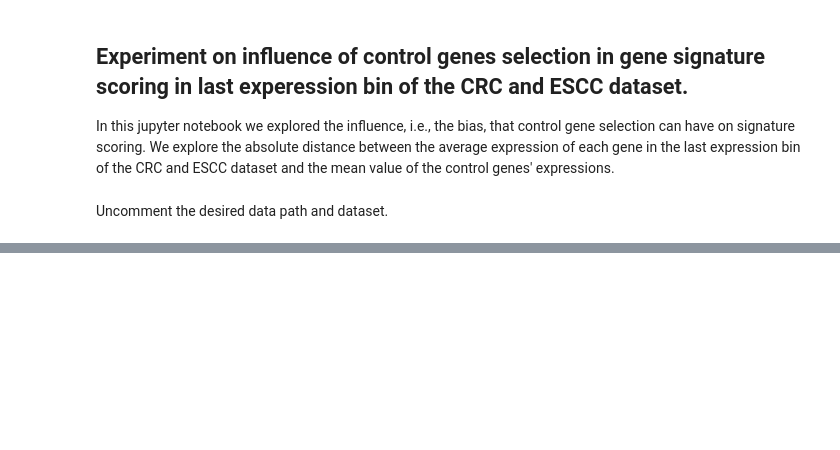
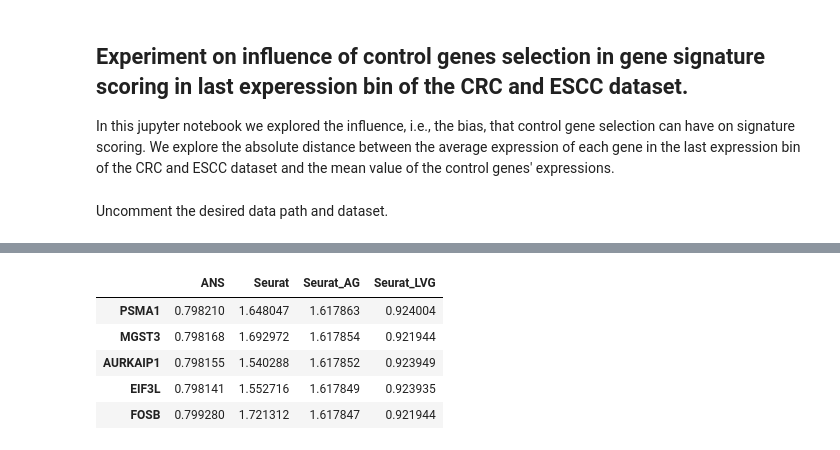
Before and after one commit to BoevaLab/ANS_supplementary_information, a Jupyter notebook: notebooks/control_genes_selection_experiments/Control_gene_selection_comparison_last_expression_bin.ipynb, the cells around one changed output, grey strips where cells are left out. Saved outputs shown, nothing was run; the diff lists cells and outputs as text; code cells hidden in the pictures; blank space fills up the shorter version.

```diff
--- a/notebooks/control_genes_selection_experiments/Control_gene_selection_comparison_last_expression_bin.ipynb
+++ b/notebooks/control_genes_selection_experiments/Control_gene_selection_comparison_last_expression_bin.ipynb
@@ -31,11 +32,14 @@ show = True
 Uncomment the desired data path and dataset.
 # %%
 ## define the path to the preprocessed CRC dataset
-dataset = 'luad' # 'crc' 'escc' 'luad'
+dataset = 'crc' # 'crc' 'escc' 'luad'
 adata = load_datasets(dataset)
 
 ### define path to the folder where data an visualizations should be stored
 storing_path = os.path.join(BASE_PATH_EXPERIMENTS,'control_genes_selection')
+if save:
+    if not os.path.exists(storing_path):
+        os.makedirs(storing_path)
 # %%
 df_mean_var = get_mean_and_variance_gene_expression(
     adata,
@@ -170,7 +223,14 @@ df = pd.DataFrame({'ANS':ANS, 'Seurat':Seurat, 'Seurat_AG':Seurat_AG, 'Seurat_LV
 if save:
     df.to_csv(os.path.join(storing_path, f'abs_diffs_control_to_sig_average_expression_{dataset}.csv'))
 # %%
-df
+df.head()
+# %% [output]
+|  | ANS | Seurat | Seurat_AG | Seurat_LVG |
+| PSMA1 | 0.798210 | 1.648047 | 1.617863 | 0.924004 |
+| MGST3 | 0.798168 | 1.692972 | 1.617854 | 0.921944 |
+| AURKAIP1 | 0.798155 | 1.540288 | 1.617852 | 0.923949 |
+| EIF3L | 0.798141 | 1.552716 | 1.617849 | 0.923935 |
+| FOSB | 0.799280 | 1.721312 | 1.617847 | 0.921944 |
 # %%
 plt.figure(figsize=(10, 6))
 avg_exprs_last_expression_bin[sig_genes_to_test_for].plot(label='average gene expression (AGE)', ls=':', dashes=(5, 1))
```
Also changed, not shown: parts of 14 cells of this notebook, 8 other files.
